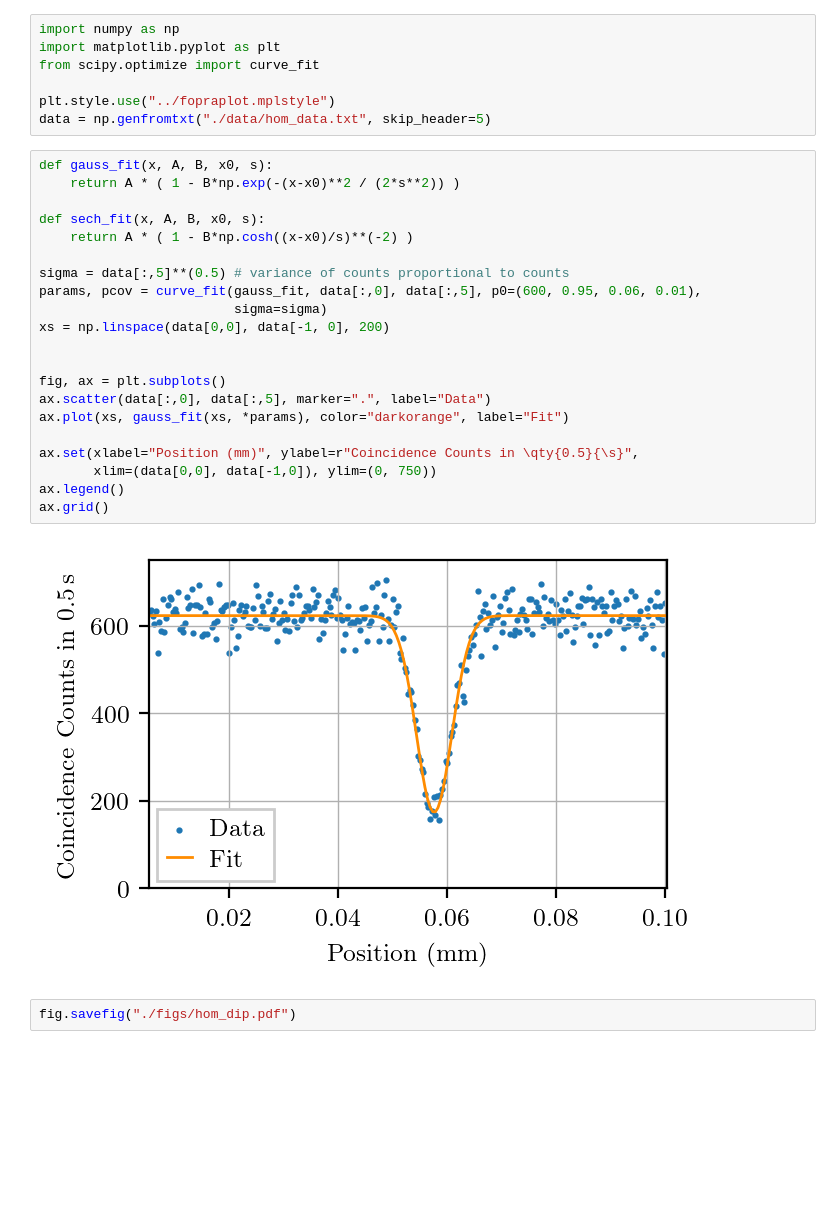
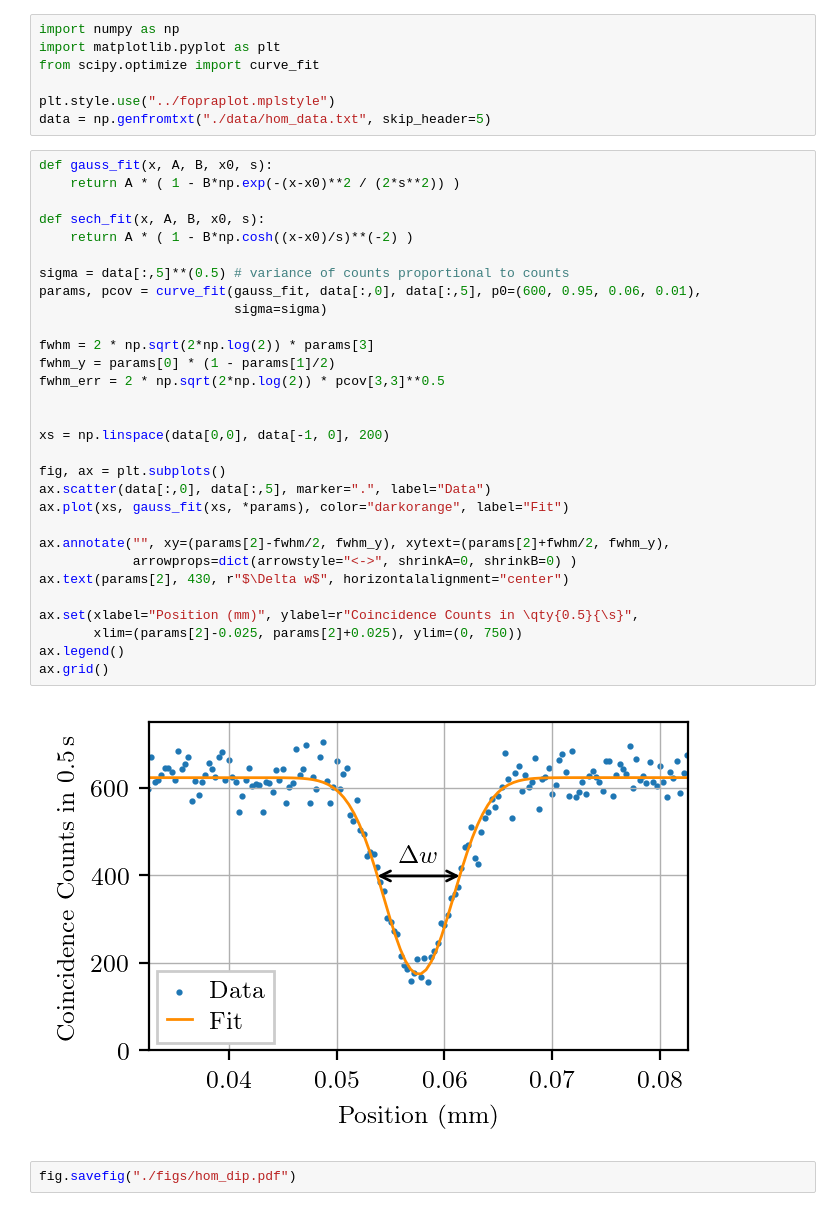
Before and after one commit to broschli/fopra, a Jupyter notebook: entangled_photons/hom_plot.ipynb, the cells around one changed output. Drawn from its saved outputs; the diff is of its cells as text; blank space fills up the shorter version.

```diff
--- a/entangled_photons/hom_plot.ipynb
+++ b/entangled_photons/hom_plot.ipynb
@@ -8,26 +8,35 @@ data = np.genfromtxt("./data/hom_data.txt", skip_header=5)
 # %%
 def gauss_fit(x, A, B, x0, s):
     return A * ( 1 - B*np.exp(-(x-x0)**2 / (2*s**2)) )
 
 def sech_fit(x, A, B, x0, s):
     return A * ( 1 - B*np.cosh((x-x0)/s)**(-2) )
 
 sigma = data[:,5]**(0.5) # variance of counts proportional to counts
 params, pcov = curve_fit(gauss_fit, data[:,0], data[:,5], p0=(600, 0.95, 0.06, 0.01),
                          sigma=sigma)
+
+fwhm = 2 * np.sqrt(2*np.log(2)) * params[3]
+fwhm_y = params[0] * (1 - params[1]/2)
+fwhm_err = 2 * np.sqrt(2*np.log(2)) * pcov[3,3]**0.5
+
+
 xs = np.linspace(data[0,0], data[-1, 0], 200)
-
 
 fig, ax = plt.subplots()
 ax.scatter(data[:,0], data[:,5], marker=".", label="Data")
 ax.plot(xs, gauss_fit(xs, *params), color="darkorange", label="Fit")
 
+ax.annotate("", xy=(params[2]-fwhm/2, fwhm_y), xytext=(params[2]+fwhm/2, fwhm_y),
+            arrowprops=dict(arrowstyle="<->", shrinkA=0, shrinkB=0) )
+ax.text(params[2], 430, r"$\Delta w$", horizontalalignment="center")
+
 ax.set(xlabel="Position (mm)", ylabel=r"Coincidence Counts in \qty{0.5}{\s}",
-       xlim=(data[0,0], data[-1,0]), ylim=(0, 750))
+       xlim=(params[2]-0.025, params[2]+0.025), ylim=(0, 750))
 ax.legend()
 ax.grid()
 # %% [output]
-[figure, old version]
+[figure, new version]
 # %%
 fig.savefig("./figs/hom_dip.pdf")
 # %%
```
Also changed, not shown: parts of 1 cell of this notebook, 1 other file.
